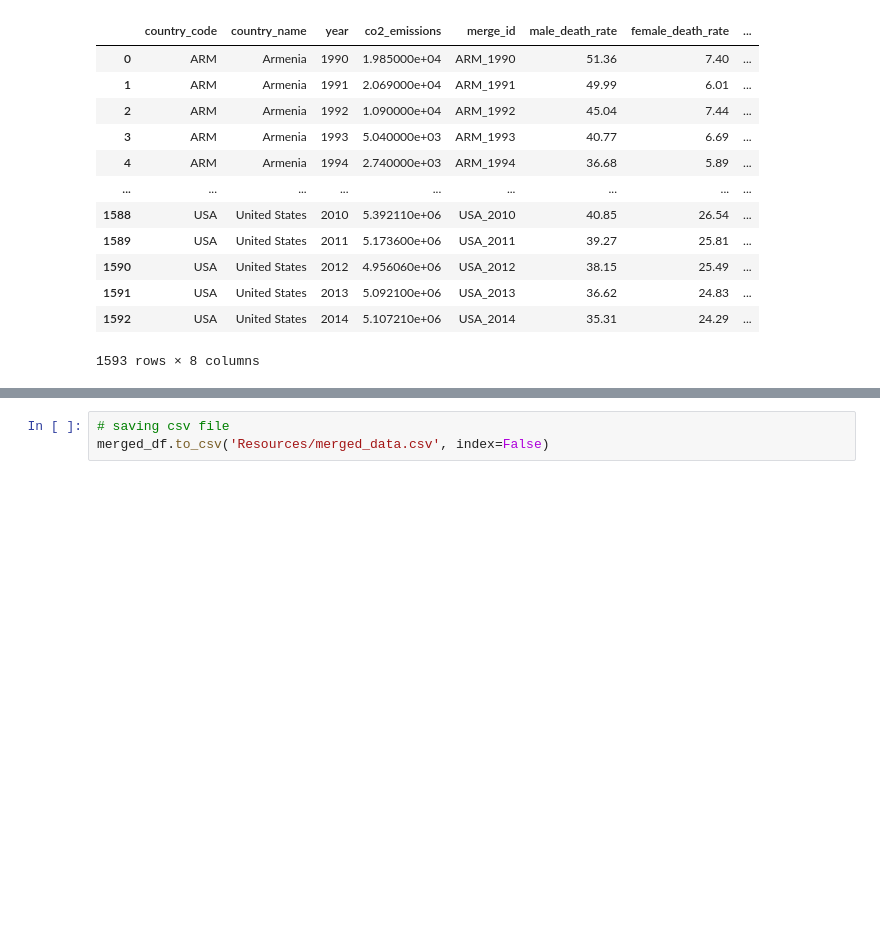
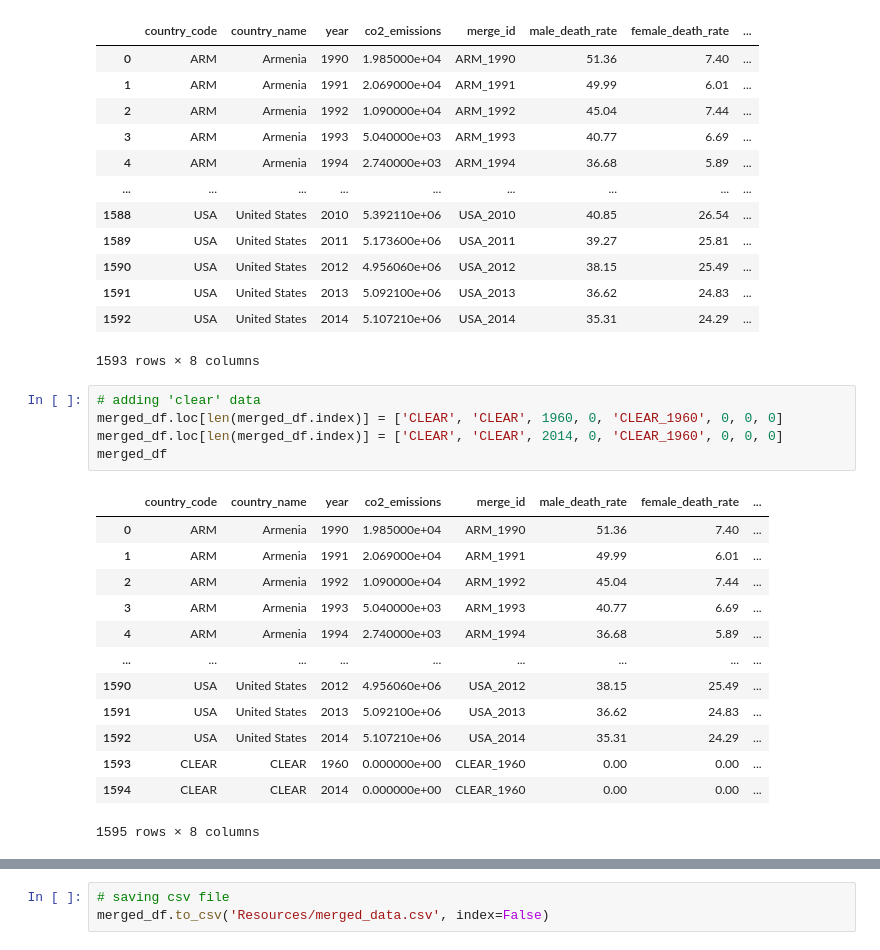
Before and after one commit to mzabrisk/final_project_group6, a Jupyter notebook: data_cleaning.ipynb, the cells around one changed output, grey strips where cells are left out. Cells and saved outputs as stored; diff of their text form; blank space fills up the shorter version.

Commit message:
adding json data with clear data for graphs

```diff
--- a/data_cleaning.ipynb
+++ b/data_cleaning.ipynb
@@ -289,6 +289,25 @@ merged_df
 | 1591 | USA | United States | 2013 | 5.092100e+06 | USA_2013 | 36.62 | 24.83 | ... |
 | 1592 | USA | United States | 2014 | 5.107210e+06 | USA_2014 | 35.31 | 24.29 | ... |
 1593 rows × 8 columns
+# %%
+# adding 'clear' data
+merged_df.loc[len(merged_df.index)] = ['CLEAR', 'CLEAR', 1960, 0, 'CLEAR_1960', 0, 0, 0]
+merged_df.loc[len(merged_df.index)] = ['CLEAR', 'CLEAR', 2014, 0, 'CLEAR_1960', 0, 0, 0]
+merged_df
+# %% [output]
+|  | country_code | country_name | year | co2_emissions | merge_id | male_death_rate | female_death_rate | ... |
+| 0 | ARM | Armenia | 1990 | 1.985000e+04 | ARM_1990 | 51.36 | 7.40 | ... |
+| 1 | ARM | Armenia | 1991 | 2.069000e+04 | ARM_1991 | 49.99 | 6.01 | ... |
+| 2 | ARM | Armenia | 1992 | 1.090000e+04 | ARM_1992 | 45.04 | 7.44 | ... |
+| 3 | ARM | Armenia | 1993 | 5.040000e+03 | ARM_1993 | 40.77 | 6.69 | ... |
+| 4 | ARM | Armenia | 1994 | 2.740000e+03 | ARM_1994 | 36.68 | 5.89 | ... |
+| ... | ... | ... | ... | ... | ... | ... | ... | ... |
+| 1590 | USA | United States | 2012 | 4.956060e+06 | USA_2012 | 38.15 | 25.49 | ... |
+| 1591 | USA | United States | 2013 | 5.092100e+06 | USA_2013 | 36.62 | 24.83 | ... |
+| 1592 | USA | United States | 2014 | 5.107210e+06 | USA_2014 | 35.31 | 24.29 | ... |
+| 1593 | CLEAR | CLEAR | 1960 | 0.000000e+00 | CLEAR_1960 | 0.00 | 0.00 | ... |
+| 1594 | CLEAR | CLEAR | 2014 | 0.000000e+00 | CLEAR_1960 | 0.00 | 0.00 | ... |
+1595 rows × 8 columns
 # %%
 print(merged_df['country_code'].nunique())
 print(merged_df['country_code'].value_counts())
```
Also changed, not shown: parts of 6 cells of this notebook, 6 other files.
